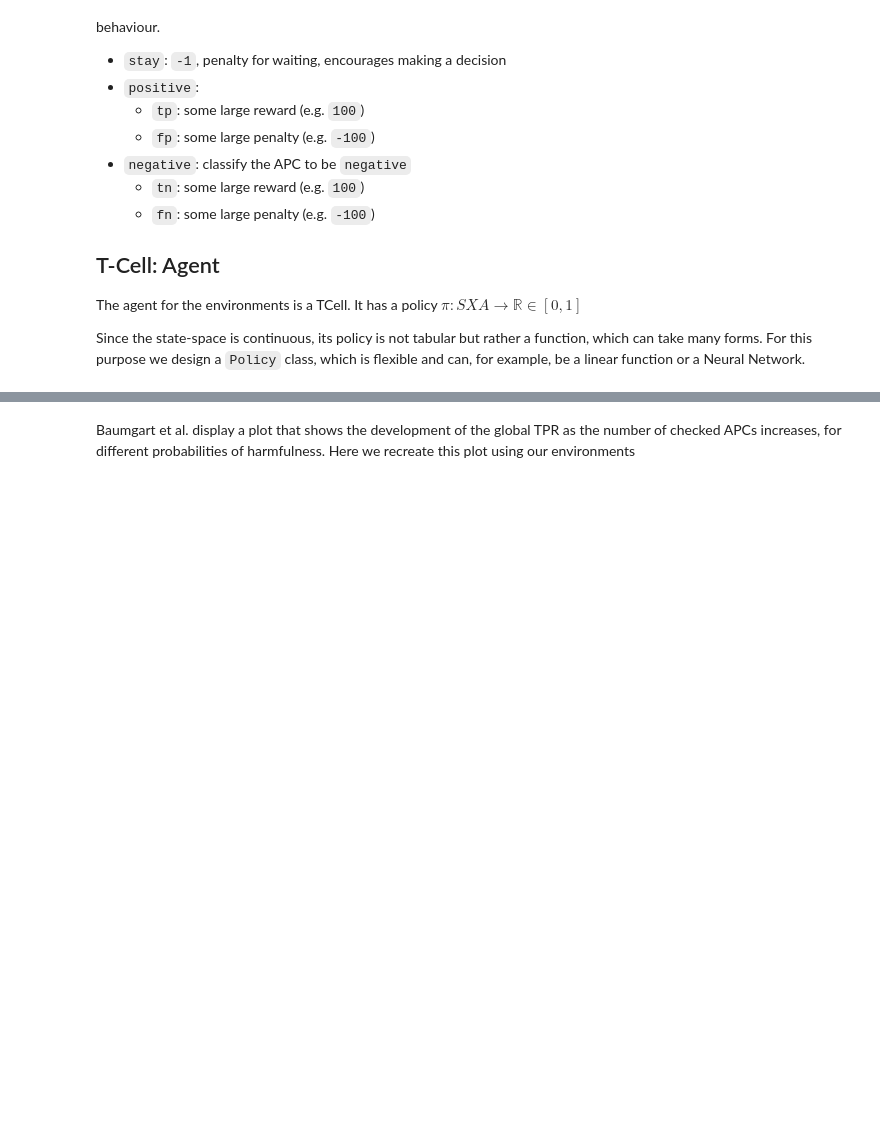
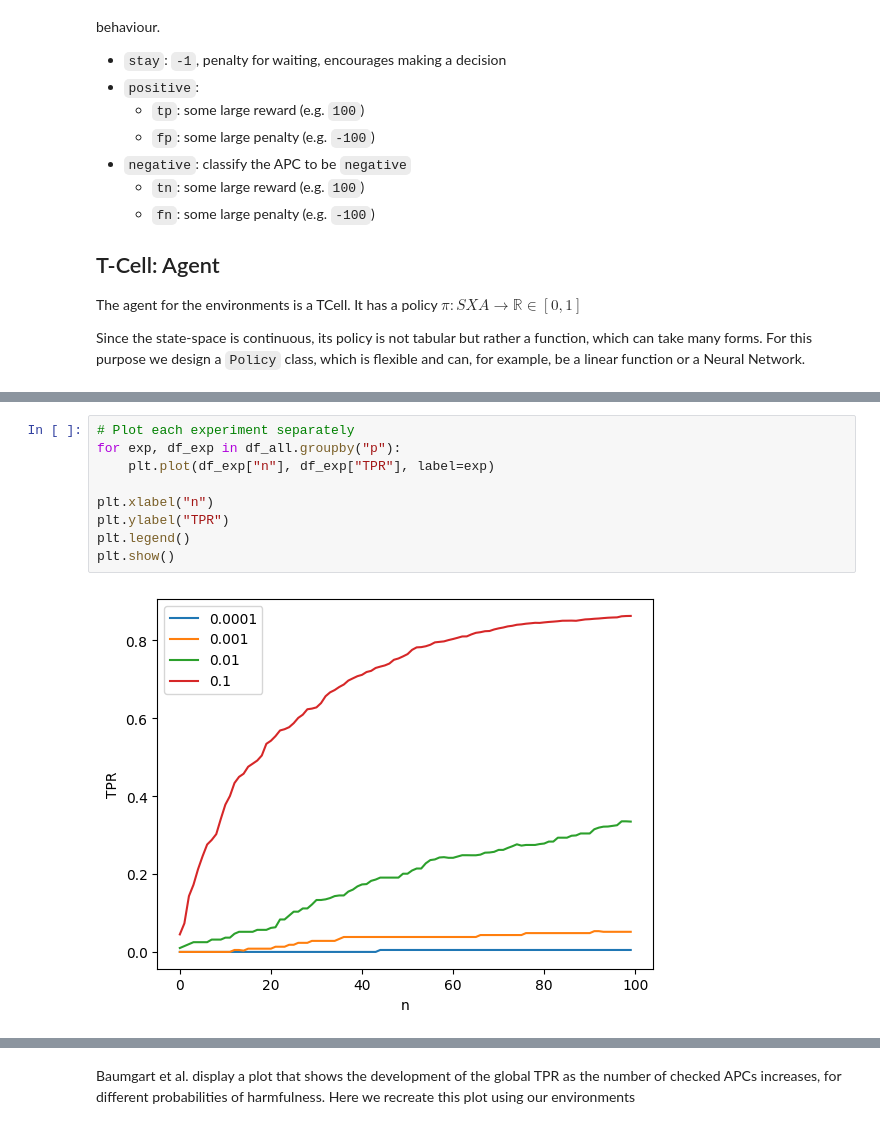
Before and after one commit to nikoczernin/tcells, a Jupyter notebook: baumgart_repro.ipynb, the cells around one changed output, grey strips where cells are left out. Drawn from its saved outputs; the diff is of its cells as text; blank space fills up the shorter version.

```diff
--- a/baumgart_repro.ipynb
+++ b/baumgart_repro.ipynb
@@ -161,0 +182,11 @@ results.plot.line("n", "TPR", xlabel="num searched APCs", title="")
+# %%
+# Plot each experiment separately
+for exp, df_exp in df_all.groupby("p"):
+    plt.plot(df_exp["n"], df_exp["TPR"], label=exp)
+
+plt.xlabel("n")
+plt.ylabel("TPR")
+plt.legend()
+plt.show()
+# %% [output]
+[figure, added]
```
Also changed, not shown: parts of 6 cells of this notebook, 2 other files.
